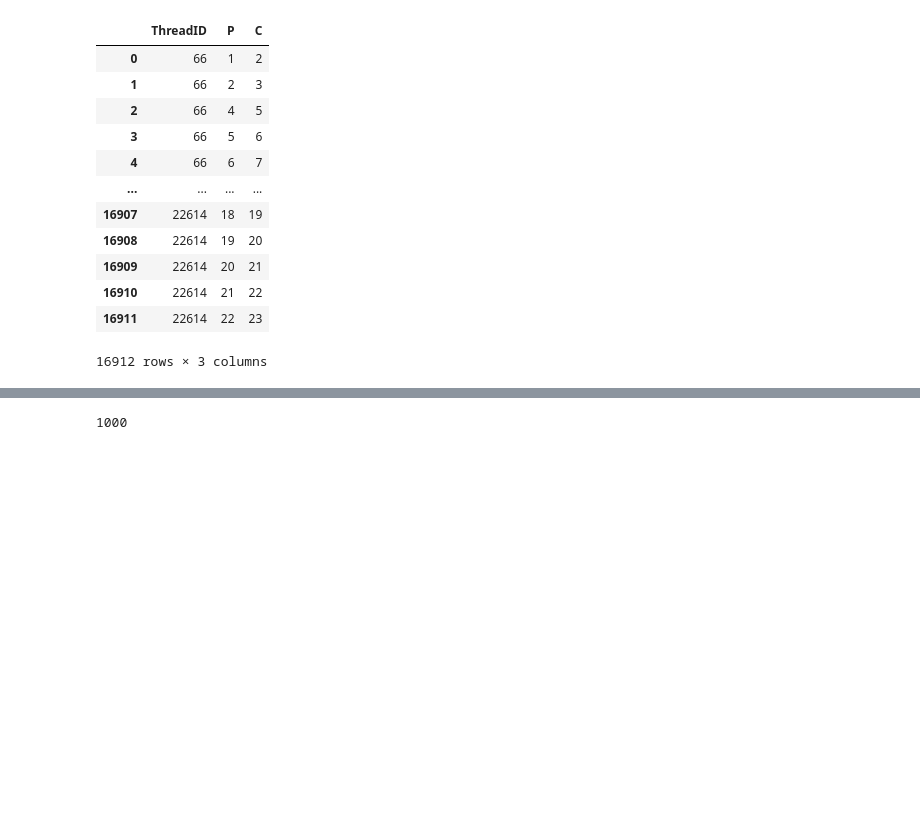
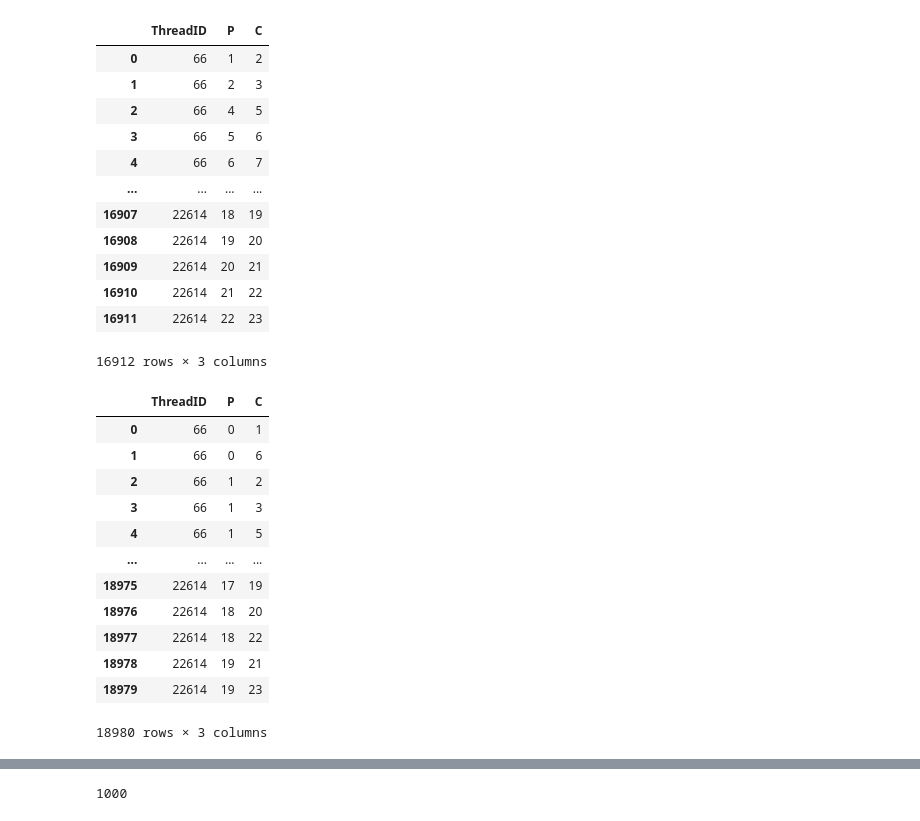
Before and after one commit to anandraiyer/access_forums_eval, a Jupyter notebook: testing_framework.ipynb, the cells around one changed output, grey strips where cells are left out. Saved outputs shown, nothing was run; the diff lists cells and outputs as text; code cells hidden in the pictures; blank space fills up the shorter version.

```diff
--- a/testing_framework.ipynb
+++ b/testing_framework.ipynb
@@ -33,3 +24,11 @@ df.head()
+# %%
+thread_pid_author_dic = {}
+for i in range(max(df['ThreadID'])+1):
+  temp = df[df['ThreadID']==i]
+  authors = list(temp['Author'])
+  if (len(authors)> 0):
+    for j in range(len(authors)):
+      thread_pid_author_dic[(i,j)] = authors[j]
 # %%
 def get_conversation_dag(tid):
   #Returns the Directed Acyclic Graph representing the Thread. Here nodes are messages and edges capture the 'reply to' relationship.
@@ -459,6 +521,10 @@ model1_test = pd.read_csv('/content/drive/MyDrive/inference.forum.test.out', hea
 model2_test = pd.read_csv('/content/drive/MyDrive/inference.forum.test.1.out', header=None) #2019 ACL Model by Kummerfeld et al. trained on Forum
 model3_test = pd.read_csv('/content/drive/MyDrive/inference-forum.ptr.out', header=None) #2020 EMNLP Model by Yu et al. trained on IRC
 model4_test = pd.read_csv('/content/drive/MyDrive/train.forum.ptr.test.3.out', header=None) #2020 EMNLP Model by Yu et al. trained on Forum
+model5_test = pd.read_csv('/content/drive/MyDrive/inference-date.out', header=None) #2020 EMNLP Model by Yu et al. trained on Forum date features changed
+model6_test = pd.read_csv('/content/drive/MyDrive/inference-segmentation.forum.test.out', header=None) #2020 EMNLP Model by Yu et al. trained on Forum Segmentation and Removed punctuation
+model7_test = pd.read_csv('/content/drive/MyDrive/infer-forum-contraction.out', header=None) #2020 EMNLP Model by Yu et al. trained on Forum Segmentation and Removed punctuation
+model8_test = pd.read_csv('/content/drive/MyDrive/inference-measure.out', header=None) #2020 EMNLP Model by Yu et al. New Forum Features
 # %%
 threadID_list = []
 parent_list = []
@@ -619,3 +685,43 @@ preds4
 | 16910 | 22614 | 21 | 22 |
 | 16911 | 22614 | 22 | 23 |
 16912 rows × 3 columns
+# %%
+threadID5_list = []
+parent5_list = []
+child5_list = []
+for i in list(model5_test[0]):
+  if i[0]=='#':
+    continue
+  else:
+    path = i.split(':')
+    thread = path[0].split('.')
+    threadID = thread[2]
+    anno = path[1].split(' ')
+    parent = anno[1]
+    child = anno[0]
+    threadID5_list.append(int(threadID))
+    parent5_list.append(int(parent))
+    child5_list.append(int(child))
+preds5 = pd.DataFrame()
+preds5['ThreadID'] = threadID5_list
+preds5['P'] = parent5_list
+preds5['C'] = child5_list
+preds5 = preds5[preds5['P']!=preds5['C']]
+preds5 = preds5.sort_values(['ThreadID','P','C'])
+preds5 = preds5.reset_index(drop=True)
+# %%
+preds5
+# %% [output]
+|  | ThreadID | P | C |
+| 0 | 66 | 0 | 1 |
+| 1 | 66 | 0 | 6 |
+| 2 | 66 | 1 | 2 |
+| 3 | 66 | 1 | 3 |
+| 4 | 66 | 1 | 5 |
+| ... | ... | ... | ... |
+| 18975 | 22614 | 17 | 19 |
+| 18976 | 22614 | 18 | 20 |
+| 18977 | 22614 | 18 | 22 |
+| 18978 | 22614 | 19 | 21 |
+| 18979 | 22614 | 19 | 23 |
+18980 rows × 3 columns
```
Also changed, not shown: parts of 145 cells of this notebook.
